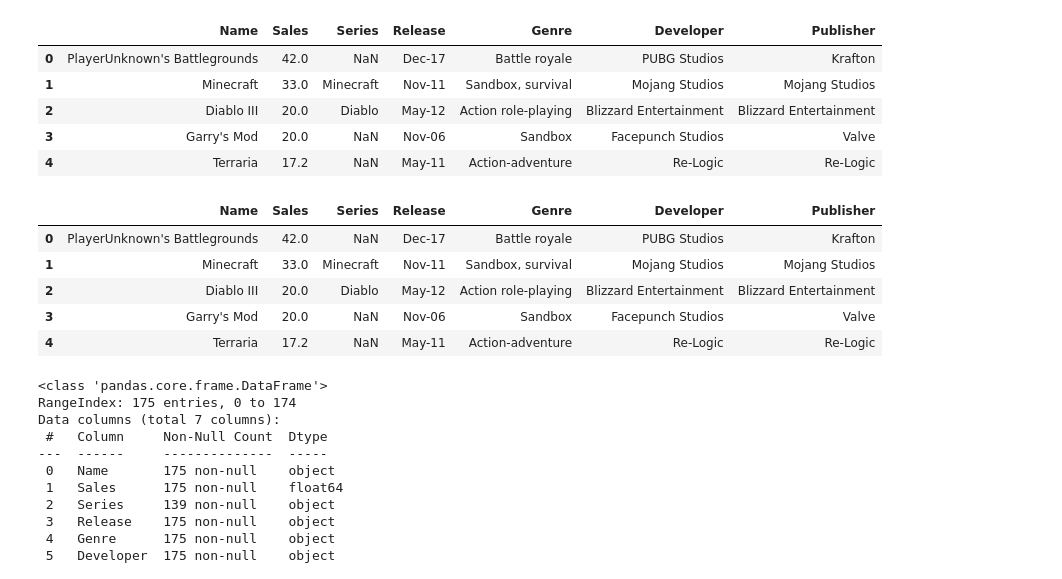
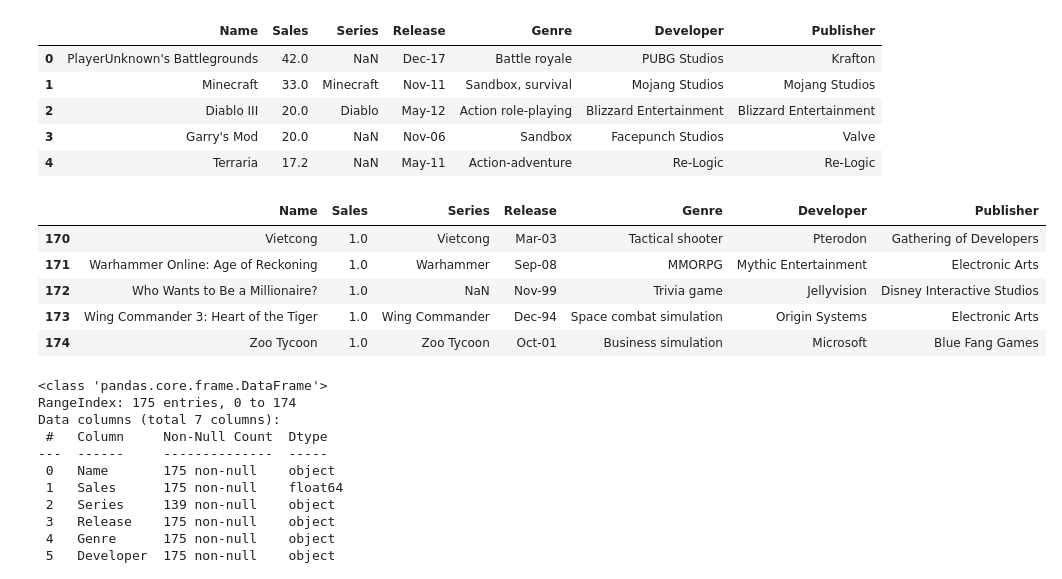
Before and after one commit to PanovDaniel/Pet_Game-sales, a Jupyter notebook: Pet1_games-sales.ipynb, the cells around one changed output. Drawn from its saved outputs; the diff is of its cells as text; code cells hidden in the pictures.

```diff
--- a/Pet1_games-sales.ipynb
+++ b/Pet1_games-sales.ipynb
@@ -16,14 +16,14 @@ df.head()
 | 3 | Garry's Mod | 20.0 | NaN | Nov-06 | Sandbox | Facepunch Studios | Valve |
 | 4 | Terraria | 17.2 | NaN | May-11 | Action-adventure | Re-Logic | Re-Logic |
 # %%
-df.head()
+df.tail()
 # %% [output]
 |  | Name | Sales | Series | Release | Genre | Developer | Publisher |
-| 0 | PlayerUnknown's Battlegrounds | 42.0 | NaN | Dec-17 | Battle royale | PUBG Studios | Krafton |
-| 1 | Minecraft | 33.0 | Minecraft | Nov-11 | Sandbox, survival | Mojang Studios | Mojang Studios |
-| 2 | Diablo III | 20.0 | Diablo | May-12 | Action role-playing | Blizzard Entertainment | Blizzard Entertainment |
-| 3 | Garry's Mod | 20.0 | NaN | Nov-06 | Sandbox | Facepunch Studios | Valve |
-| 4 | Terraria | 17.2 | NaN | May-11 | Action-adventure | Re-Logic | Re-Logic |
+| 170 | Vietcong | 1.0 | Vietcong | Mar-03 | Tactical shooter | Pterodon | Gathering of Developers |
+| 171 | Warhammer Online: Age of Reckoning | 1.0 | Warhammer | Sep-08 | MMORPG | Mythic Entertainment | Electronic Arts |
+| 172 | Who Wants to Be a Millionaire? | 1.0 | NaN | Nov-99 | Trivia game | Jellyvision | Disney Interactive Studios |
+| 173 | Wing Commander 3: Heart of the Tiger | 1.0 | Wing Commander | Dec-94 | Space combat simulation | Origin Systems | Electronic Arts |
+| 174 | Zoo Tycoon | 1.0 | Zoo Tycoon | Oct-01 | Business simulation | Microsoft | Blue Fang Games |
 # %%
 df.info()
 # %% [output]
```
Also changed, not shown: parts of 29 cells of this notebook.
